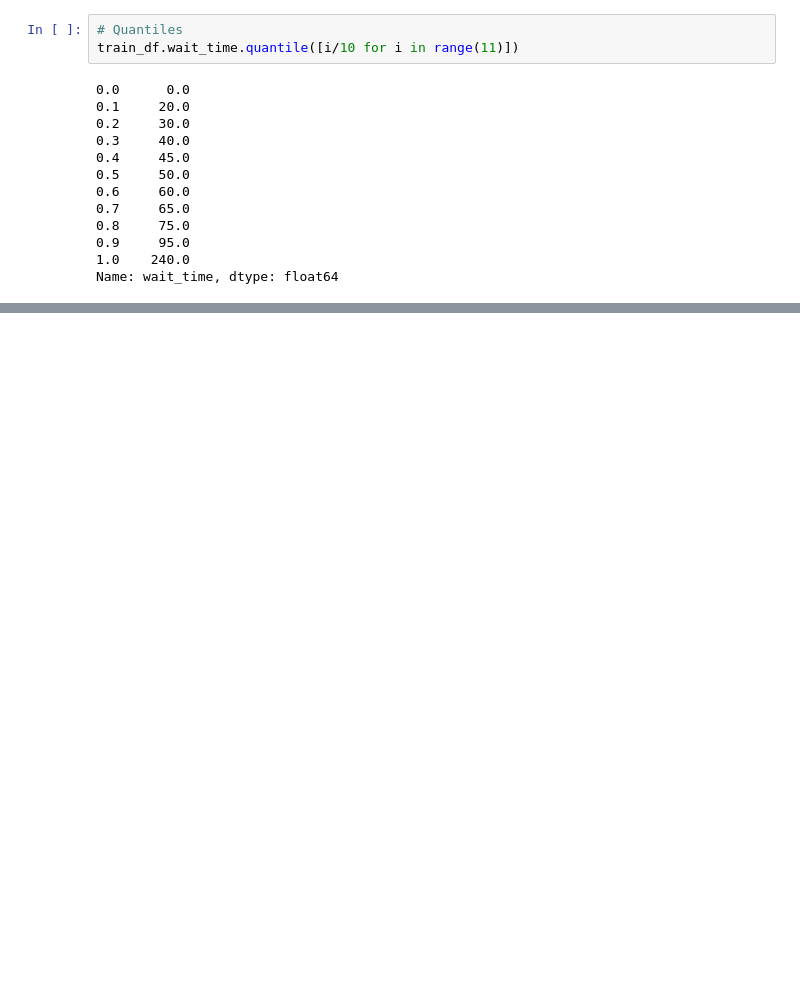
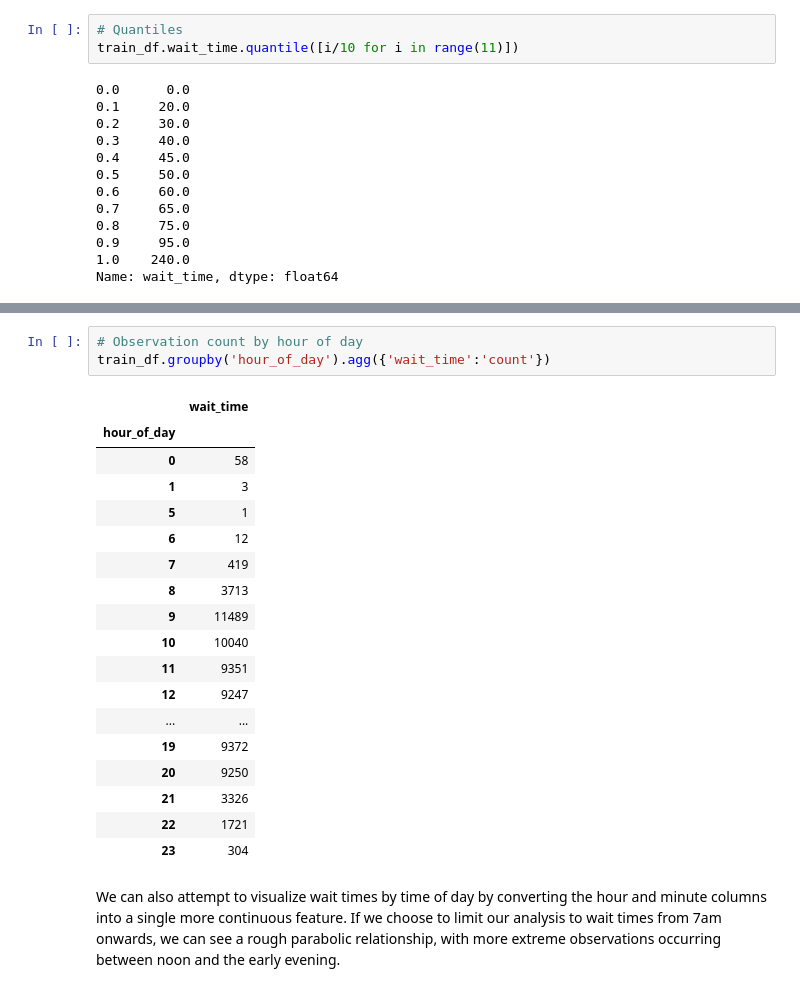
Before and after one commit to andrewcockerill/disney-wait-times, a Jupyter notebook: notebooks/soarin_eda.ipynb, the cells around one changed output, grey strips where cells are left out. Cells and saved outputs as stored; diff of their text form; blank space fills up the shorter version.

```diff
--- a/notebooks/soarin_eda.ipynb
+++ b/notebooks/soarin_eda.ipynb
@@ -98,0 +241,24 @@ fig.update_traces(mode='markers+lines')
+# %%
+# Observation count by hour of day
+train_df.groupby('hour_of_day').agg({'wait_time':'count'})
+# %% [output]
+|  | wait_time |
+| hour_of_day |  |
+| 0 | 58 |
+| 1 | 3 |
+| 5 | 1 |
+| 6 | 12 |
+| 7 | 419 |
+| 8 | 3713 |
+| 9 | 11489 |
+| 10 | 10040 |
+| 11 | 9351 |
+| 12 | 9247 |
+| ... | ... |
+| 19 | 9372 |
+| 20 | 9250 |
+| 21 | 3326 |
+| 22 | 1721 |
+| 23 | 304 |
+# %% [markdown]
+We can also attempt to visualize wait times by time of day by converting the hour and minute columns into a single more continuous feature. If we choose to limit our analysis to wait times from 7am onwards, we can see a rough parabolic relationship, with more extreme observations occurring between noon and the early evening.
```
Also changed, not shown: parts of 43 cells of this notebook, 1 other file.
